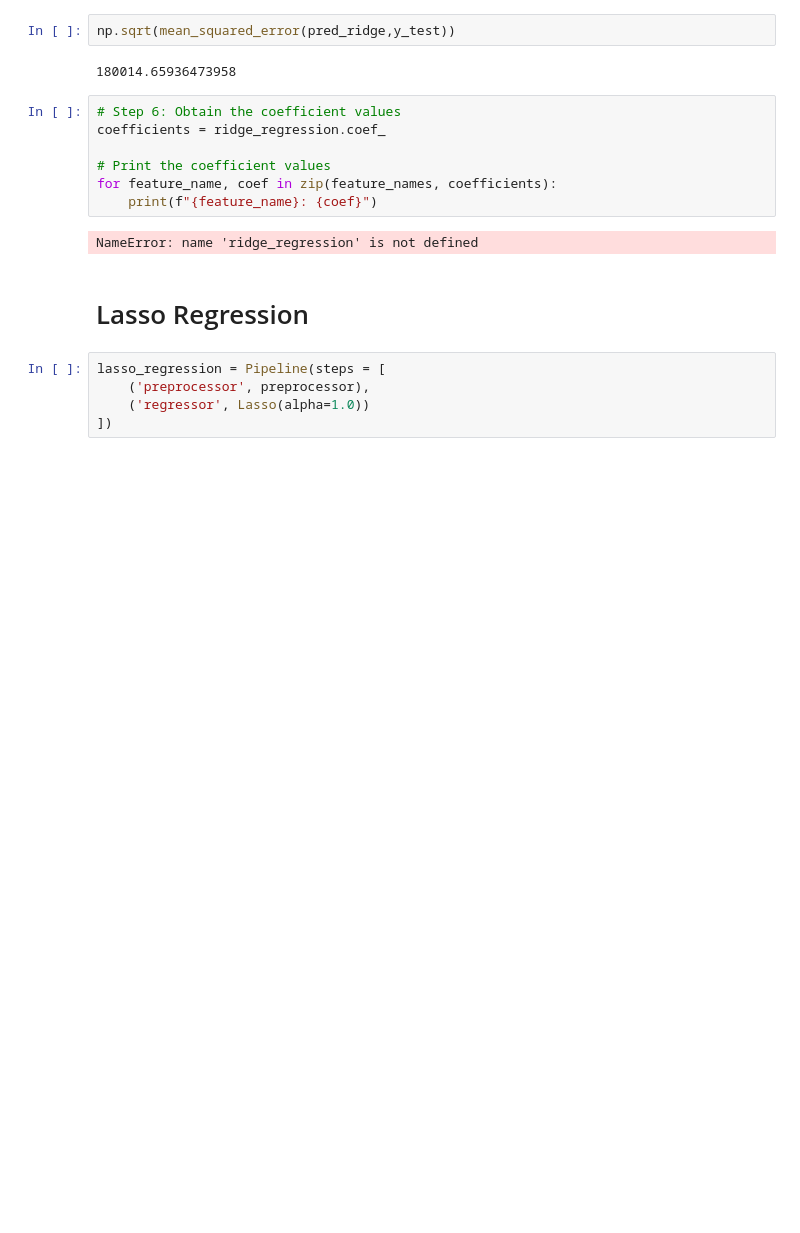
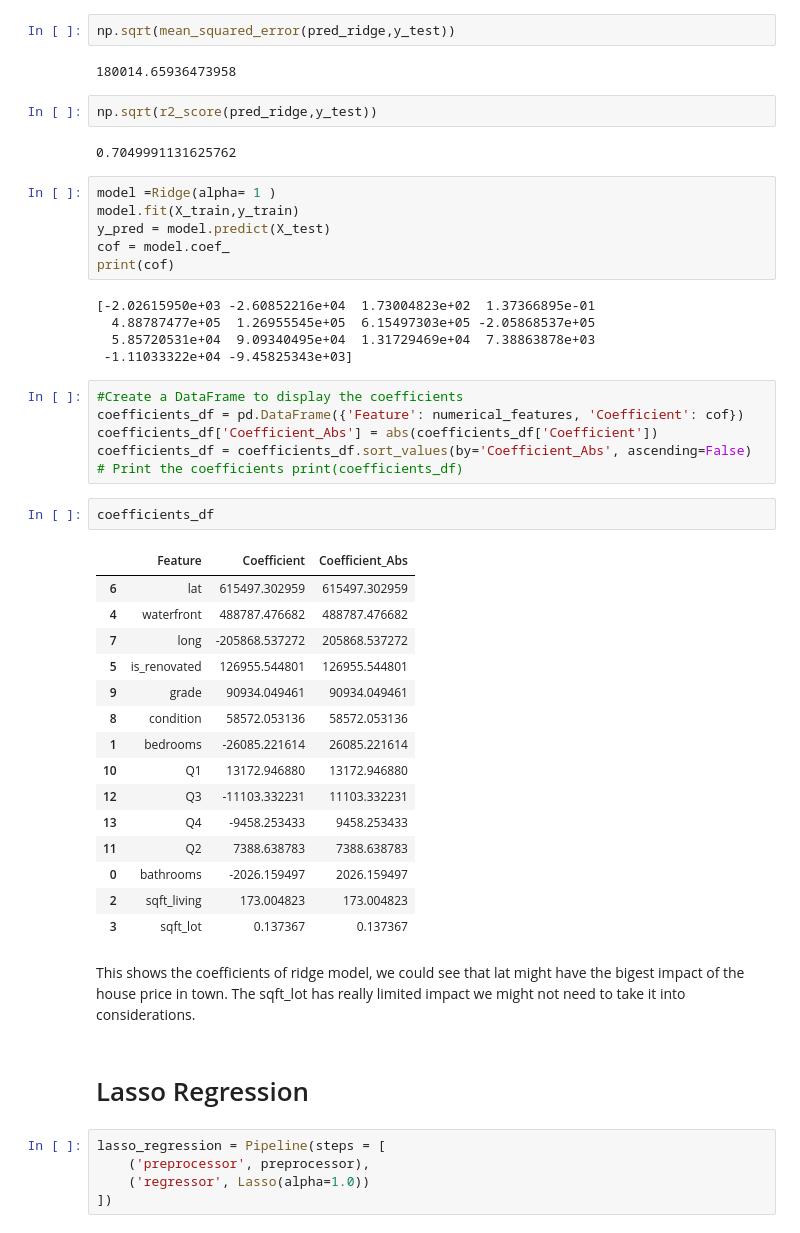
Before and after one commit to chenchenn9/schulich_data_science, a Jupyter notebook: Homework/Assignment_3/house_linear_regression.ipynb, the cells around one changed output. Cells and saved outputs as stored; diff of their text form; blank space fills up the shorter version.

```diff
--- a/Homework/Assignment_3/house_linear_regression.ipynb
+++ b/Homework/Assignment_3/house_linear_regression.ipynb
@@ -605,15 +608,46 @@ pred_ridge = ridge_regression.predict(X_test)
 np.sqrt(mean_squared_error(pred_ridge,y_test))
 # %% [output]
 180014.65936473958
-# %%
-# Step 6: Obtain the coefficient values
-coefficients = ridge_regression.coef_
-
-# Print the coefficient values
-for feature_name, coef in zip(feature_names, coefficients):
-    print(f"{feature_name}: {coef}")
-# %% [output]
-NameError: name 'ridge_regression' is not defined
+# %%
+np.sqrt(r2_score(pred_ridge,y_test))
+# %% [output]
+0.7049991131625762
+# %%
+model =Ridge(alpha= 1 )
+model.fit(X_train,y_train)
+y_pred = model.predict(X_test)
+cof = model.coef_
+print(cof)
+# %% [output]
+[-2.02615950e+03 -2.60852216e+04  1.73004823e+02  1.37366895e-01
+  4.88787477e+05  1.26955545e+05  6.15497303e+05 -2.05868537e+05
+  5.85720531e+04  9.09340495e+04  1.31729469e+04  7.38863878e+03
+ -1.11033322e+04 -9.45825343e+03]
+# %%
+#Create a DataFrame to display the coefficients
+coefficients_df = pd.DataFrame({'Feature': numerical_features, 'Coefficient': cof})
+coefficients_df['Coefficient_Abs'] = abs(coefficients_df['Coefficient'])
+coefficients_df = coefficients_df.sort_values(by='Coefficient_Abs', ascending=False)  # Print the coefficients print(coefficients_df)
+# %%
+coefficients_df
+# %% [output]
+|  | Feature | Coefficient | Coefficient_Abs |
+| 6 | lat | 615497.302959 | 615497.302959 |
+| 4 | waterfront | 488787.476682 | 488787.476682 |
+| 7 | long | -205868.537272 | 205868.537272 |
+| 5 | is_renovated | 126955.544801 | 126955.544801 |
+| 9 | grade | 90934.049461 | 90934.049461 |
+| 8 | condition | 58572.053136 | 58572.053136 |
+| 1 | bedrooms | -26085.221614 | 26085.221614 |
+| 10 | Q1 | 13172.946880 | 13172.946880 |
+| 12 | Q3 | -11103.332231 | 11103.332231 |
+| 13 | Q4 | -9458.253433 | 9458.253433 |
+| 11 | Q2 | 7388.638783 | 7388.638783 |
+| 0 | bathrooms | -2026.159497 | 2026.159497 |
+| 2 | sqft_living | 173.004823 | 173.004823 |
+| 3 | sqft_lot | 0.137367 | 0.137367 |
+# %% [markdown]
+This shows the coefficients of ridge model, we could see that lat might have the bigest impact of the house price in town. The sqft_lot has really limited impact we might  not need to take it into considerations.
 # %% [markdown]
 # Lasso Regression
 # %%
```
Also changed, not shown: parts of 21 cells of this notebook.
